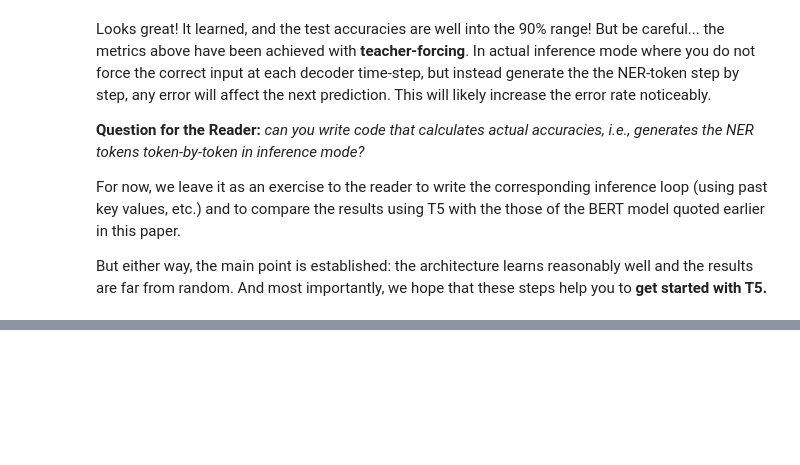
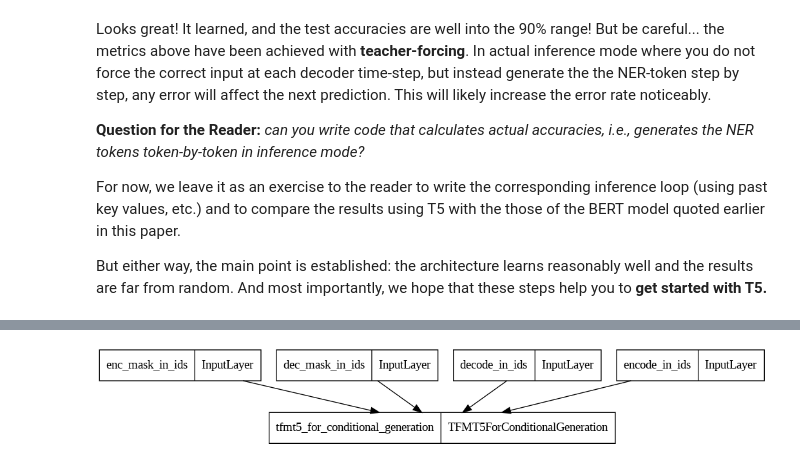
Before and after one commit to team-langbot/model_gec, a Jupyter notebook: gec_bert_plain.ipynb, the cells around one changed output, grey strips where cells are left out. Drawn from its saved outputs; the diff is of its cells as text; code cells hidden in the pictures; blank space fills up the shorter version.

```diff
--- a/gec_bert_plain.ipynb
+++ b/gec_bert_plain.ipynb
@@ -1322,10 +737,18 @@ test_dec_in_masks_t5 = []
 
 ###
 
-with io.open(data_path + 'ner_dataset.csv', 'r', encoding='utf-8', errors='ignore') as train:
+# with io.open(data_path + 'ner_dataset.csv', 'r', encoding='utf-8', errors='ignore') as train:
+#     text = train.readlines()
+
+train_file, eval_file, test_file = train_args.train_dev_data
+with io.open(f'{train_file}', 'r', encoding='utf-8', errors='ignore') as train:
     text = train.readlines()
 
-current_input = 'find entities:'
+with io.open(f'{eval_file}', 'r', encoding='utf-8', errors='ignore') as eval:
+    text.extend(eval.readlines()[1:-1])
+
+
+current_input = 'find errors:'
 current_translation = '<pad>'
 current_labels = ''
 
@@ -1395,7 +818,7 @@ for line_num, line in enumerate(text):
             test_enc_in_masks_t5.append(enc_in_mask)
             test_dec_in_masks_t5.append(dec_in_mask)
 
-        current_input = '<pad> ' + 'find entities: ' + word
+        current_input = '<pad> ' + 'find errors: ' + word
         current_translation = '<pad> ' + tag_dict[ner]
         current_labels = ''  + tag_dict[ner]
 
@@ -1486,7 +927,7 @@ def t5_custom_acc_orig_tokens_no_other(y_true, y_pred):
 
     y_label = tf.reshape(tf.keras.layers.Flatten()(tf.cast(y_true, tf.int64)),[-1])
 
-    mask_119 =  (y_label != 119)
+    mask_119 =  (y_label != 1904)
     #print('mask_119', mask_119)
     mask_0 =  (y_label > 1)
     #print('mask_0', mask_0)
@@ -1622,7 +1065,7 @@ def t5_keras_model():
     decode_in = tf.keras.layers.Input(shape=(None,), dtype='int32', name="decode_in_ids")
     dec_mask_in = tf.keras.layers.Input(shape=(None,), dtype='int32', name="dec_mask_in_ids")
 
-    t5_layer = TFT5ForConditionalGeneration.from_pretrained(t5_model)
+    t5_layer = TFMT5ForConditionalGeneration.from_pretrained(t5_model)
 
     t5_out = t5_layer({'input_ids': encode_in,
                        'decoder_input_ids':decode_in,
@@ -1646,8 +1089,8 @@ def t5_keras_model():
                   #     tf.keras.metrics.Accuracy(),
                           t5_custom_acc_orig_tokens,
                            t5_custom_acc_orig_tokens_no_other,
-                      t5_custom_acc_orig_tokens_begin_cont,
-                      t5_custom_acc_orig_tokens_not_begin_cont_other
+                      # t5_custom_acc_orig_tokens_begin_cont,
+                      # t5_custom_acc_orig_tokens_not_begin_cont_other
                   #
                   ]
                  )
@@ -1684,4 +1149,4 @@ t5_ner_model.fit([train_input_sentences_t5[:cut_off],
                                    test_dec_in_masks_t5[:cut_off]],
                                 test_ner_translations_labels_t5[:cut_off]),
                  batch_size=8,
-                epochs=6)
+                epochs=20)
@@ -1696,0 +1243,4 @@ But either way, the main point is established: the architecture learns reasonabl
+# %%
+tf.keras.utils.plot_model(t5_ner_model)
+# %% [output]
+[figure, added]
```
Also changed, not shown: parts of 150 cells of this notebook, 12 other files.
